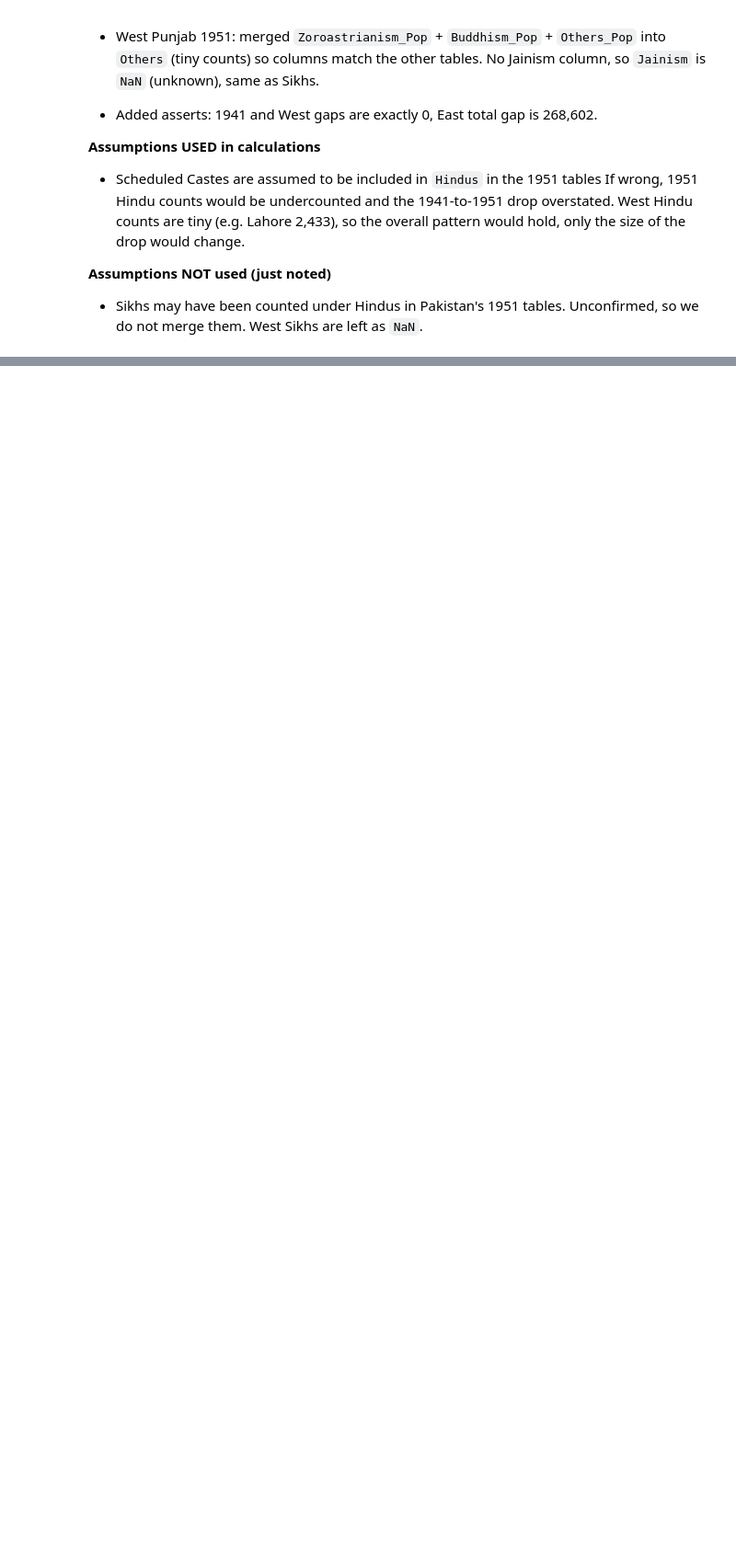
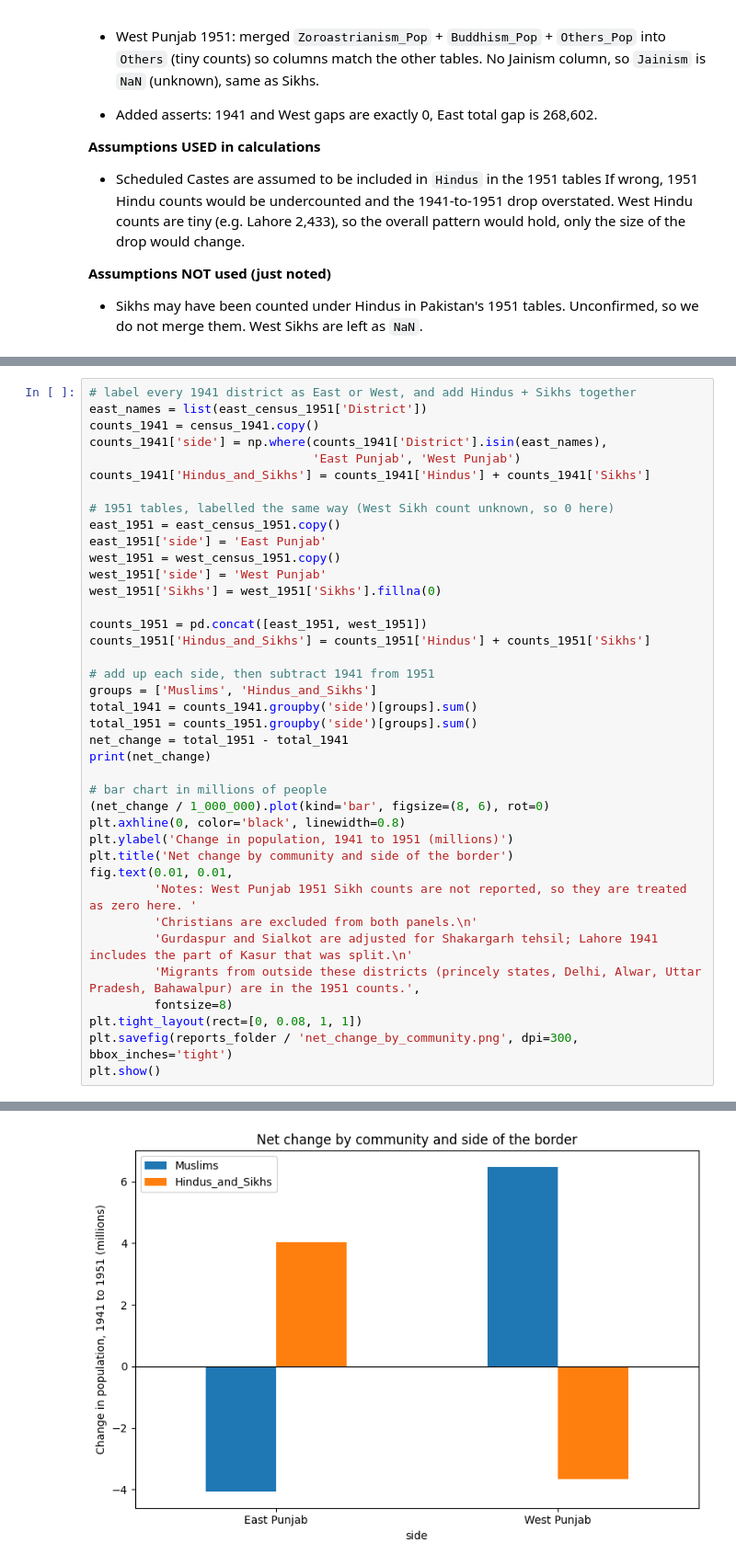
Before and after one commit to prabh9050/the-line-and-the-ledger, a Jupyter notebook: notebooks/02_eda_1941_vs_1951.ipynb, the cells around one changed output, grey strips where cells are left out. Shown at 92% size. Saved outputs shown, nothing was run; the diff lists cells and outputs as text; blank space fills up the shorter version.

```diff
--- a/notebooks/02_eda_1941_vs_1951.ipynb
+++ b/notebooks/02_eda_1941_vs_1951.ipynb
@@ -247,0 +332,40 @@ assert east_census_1951['gap'].sum() == 268602
+# %%
+# label every 1941 district as East or West, and add Hindus + Sikhs together
+east_names = list(east_census_1951['District'])
+counts_1941 = census_1941.copy()
+counts_1941['side'] = np.where(counts_1941['District'].isin(east_names),
+                               'East Punjab', 'West Punjab')
+counts_1941['Hindus_and_Sikhs'] = counts_1941['Hindus'] + counts_1941['Sikhs']
+
+# 1951 tables, labelled the same way (West Sikh count unknown, so 0 here)
+east_1951 = east_census_1951.copy()
+east_1951['side'] = 'East Punjab'
+west_1951 = west_census_1951.copy()
+west_1951['side'] = 'West Punjab'
+west_1951['Sikhs'] = west_1951['Sikhs'].fillna(0)
+
+counts_1951 = pd.concat([east_1951, west_1951])
+counts_1951['Hindus_and_Sikhs'] = counts_1951['Hindus'] + counts_1951['Sikhs']
+
+# add up each side, then subtract 1941 from 1951
+groups = ['Muslims', 'Hindus_and_Sikhs']
+total_1941 = counts_1941.groupby('side')[groups].sum()
+total_1951 = counts_1951.groupby('side')[groups].sum()
+net_change = total_1951 - total_1941
+print(net_change)
+
+# bar chart in millions of people
+(net_change / 1_000_000).plot(kind='bar', figsize=(8, 6), rot=0)
+plt.axhline(0, color='black', linewidth=0.8)
+plt.ylabel('Change in population, 1941 to 1951 (millions)')
+plt.title('Net change by community and side of the border')
+fig.text(0.01, 0.01,
+         'Notes: West Punjab 1951 Sikh counts are not reported, so they are treated as zero here. '
+         'Christians are excluded from both panels.\n'
+         'Gurdaspur and Sialkot are adjusted for Shakargarh tehsil; Lahore 1941 includes the part of Kasur that was split.\n'
+         'Migrants from outside these districts (princely states, Delhi, Alwar, Uttar Pradesh, Bahawalpur) are in the 1951 counts.',
+         fontsize=8)
+plt.tight_layout(rect=[0, 0.08, 1, 1])
+plt.savefig(reports_folder / 'net_change_by_community.png', dpi=300, bbox_inches='tight')
+plt.show()
+# %% [output]
@@ -247,0 +376 @@ assert east_census_1951['gap'].sum() == 268602
+[figure, added]
```
Also changed, not shown: parts of 10 cells of this notebook, 8 other files.
